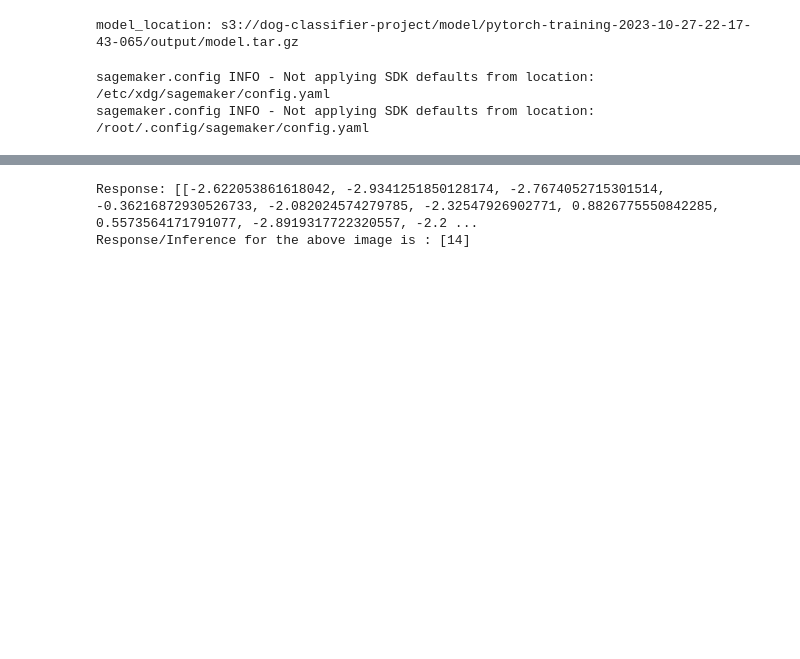
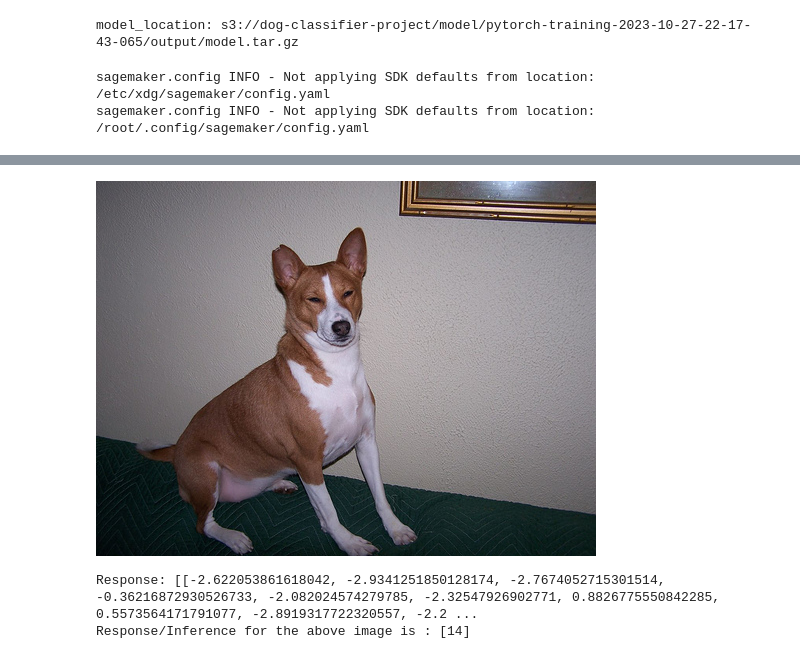
Before and after one commit to djarrin/dog-breed-classifier, a Jupyter notebook: train_and_deploy.ipynb, the cells around one changed output, grey strips where cells are left out. Cells and saved outputs as stored; diff of their text form; code cells hidden in the pictures; blank space fills up the shorter version.

```diff
--- a/train_and_deploy.ipynb
+++ b/train_and_deploy.ipynb
@@ -432,12 +434,14 @@ sagemaker.config INFO - Not applying SDK defaults from location: /root/.config/s
 # %%
 
 with open("./data/dogImages/test/014.Basenji/Basenji_00955.jpg", "rb") as f:
     image = f.read()
+    display(Image.open(io.BytesIO(image)))
     response = predictor.predict(image, initial_args={"ContentType": "image/jpeg"})
     print(f"Response: {response}")
-    dog_breed = np.argmax(response, 1) + 1
+    dog_breed = np.argmax(response, 1) + 1 #get the max value of the predicted probabilities
     print(f"Response/Inference for the above image is : {dog_breed}")
 # %% [output]
+[figure, added]
 Response: [[-2.622053861618042, -2.9341251850128174, -2.7674052715301514, -0.36216872930526733, -2.082024574279785, -2.32547926902771, 0.8826775550842285, 0.5573564171791077, -2.8919317722320557, -2.2 ...
 Response/Inference for the above image is : [14]
 # %%
```
Also changed, not shown: parts of 3 cells of this notebook, 3 other files.
